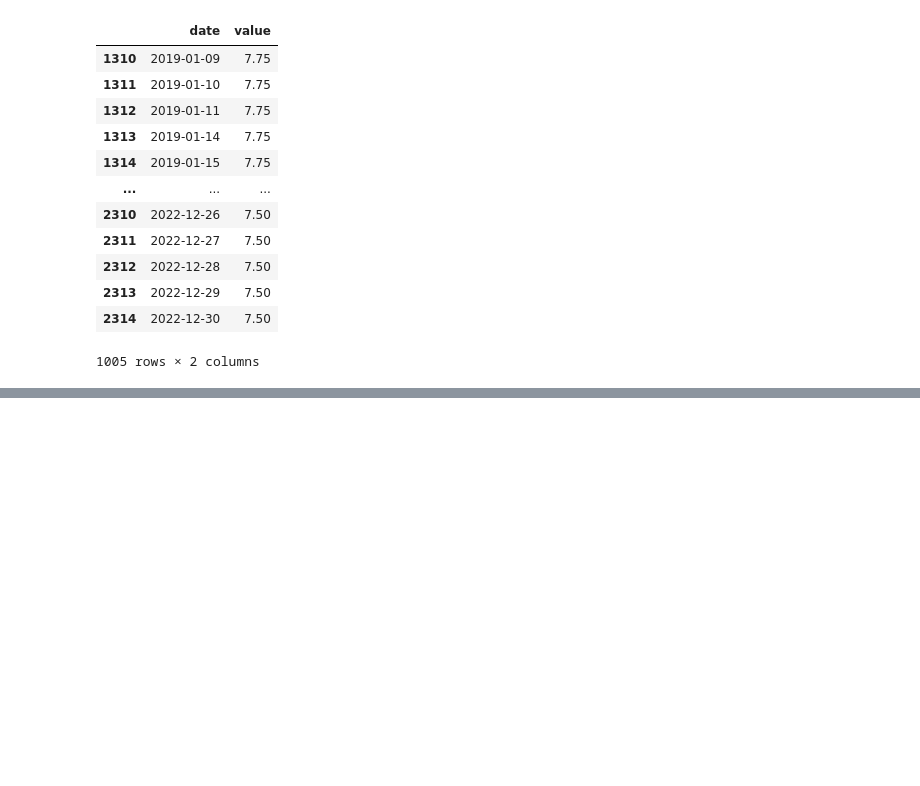
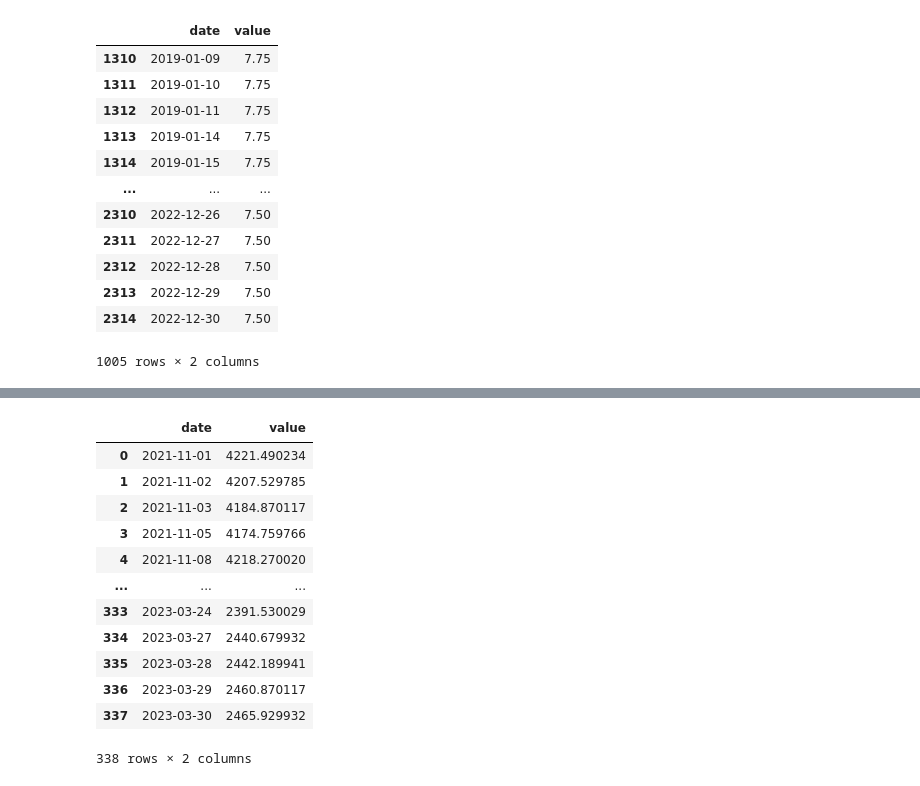
Before and after one commit to web-bee-ru/chestniy-znak-hackathon-2023-task2, a Jupyter notebook: dictionary/dictionary.ipynb, the cells around one changed output, grey strips where cells are left out. Drawn from its saved outputs; the diff is of its cells as text; code cells hidden in the pictures; blank space fills up the shorter version.

Commit message:
usd, imoex

```diff
--- a/dictionary/dictionary.ipynb
+++ b/dictionary/dictionary.ipynb
@@ -155,0 +176,20 @@ bank_key_rate
+# %%
+imoex_df = pd.read_csv('./imoex.csv')
+
+imoex_df = imoex_df[['Date', 'Adj Close']].rename(columns={"Date": "date", "Adj Close": "value"})
+
+imoex_df
+# %% [output]
+|  | date | value |
+| 0 | 2021-11-01 | 4221.490234 |
+| 1 | 2021-11-02 | 4207.529785 |
+| 2 | 2021-11-03 | 4184.870117 |
+| 3 | 2021-11-05 | 4174.759766 |
+| 4 | 2021-11-08 | 4218.270020 |
+| ... | ... | ... |
+| 333 | 2023-03-24 | 2391.530029 |
+| 334 | 2023-03-27 | 2440.679932 |
+| 335 | 2023-03-28 | 2442.189941 |
+| 336 | 2023-03-29 | 2460.870117 |
+| 337 | 2023-03-30 | 2465.929932 |
+338 rows × 2 columns
```
Also changed, not shown: parts of 1 cell of this notebook, 2 other files.
